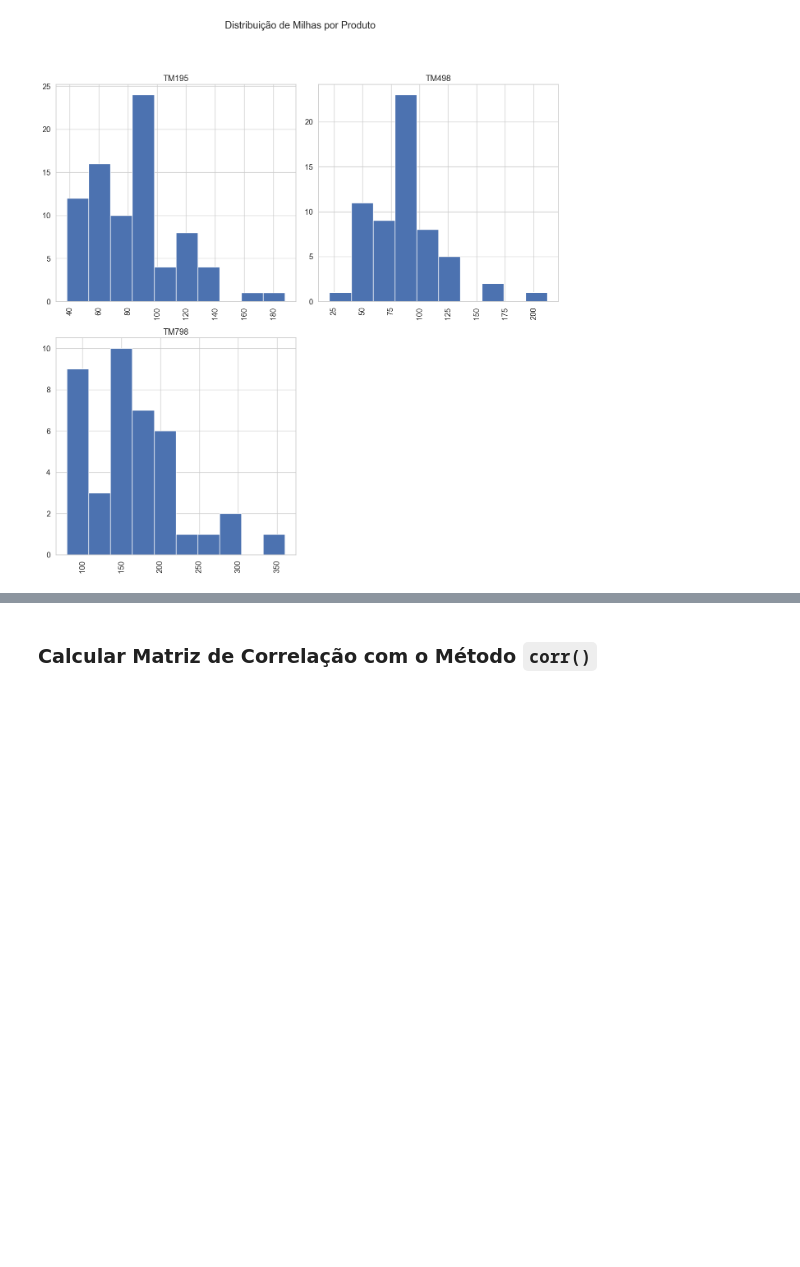
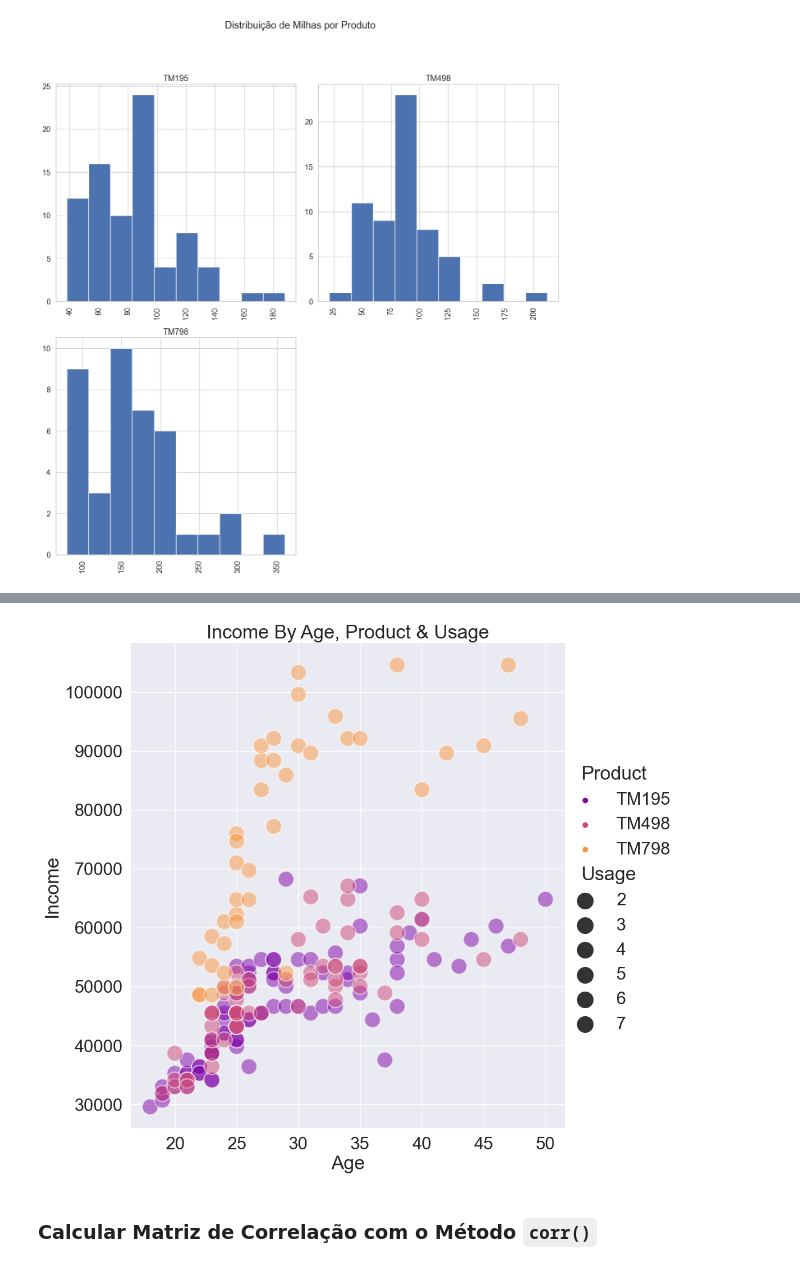
Before and after one commit to Adriano1976/pivot_table_function, a Jupyter notebook: CardioGoodFitness Descriptive Statistics.ipynb, the cells around one changed output, grey strips where cells are left out. Drawn from its saved outputs; the diff is of its cells as text; code cells hidden in the pictures; blank space fills up the shorter version.

```diff
--- a/CardioGoodFitness Descriptive Statistics.ipynb
+++ b/CardioGoodFitness Descriptive Statistics.ipynb
@@ -272,3 +300,17 @@ plt.show()
+# %%
+sns.relplot(
+    x="Age",
+    y="Income",
+    hue="Product",
+    size="Usage",
+    sizes=(400, 400),
+    alpha=.5,
+    palette="plasma",
+    height=10, data=mydata
+).set(title='Income By Age, Product & Usage')
+plt.show()
+# %% [output]
+[figure, added]
 # %% [markdown]
 ### <strong> Calcular Matriz de Correlação com o Método `corr()` </strong>
 # %% [markdown]
```
Also changed, not shown: parts of 28 cells of this notebook.
